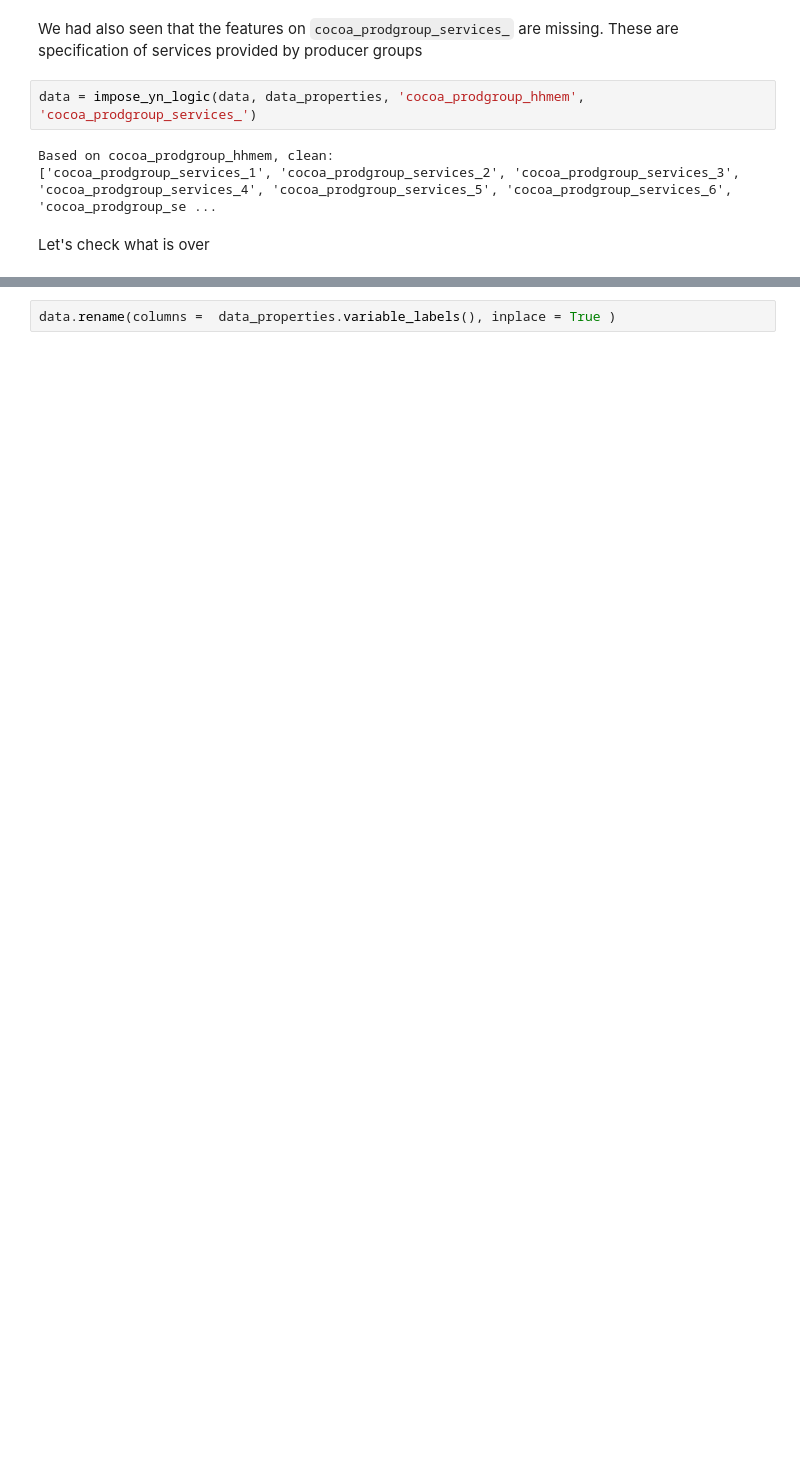
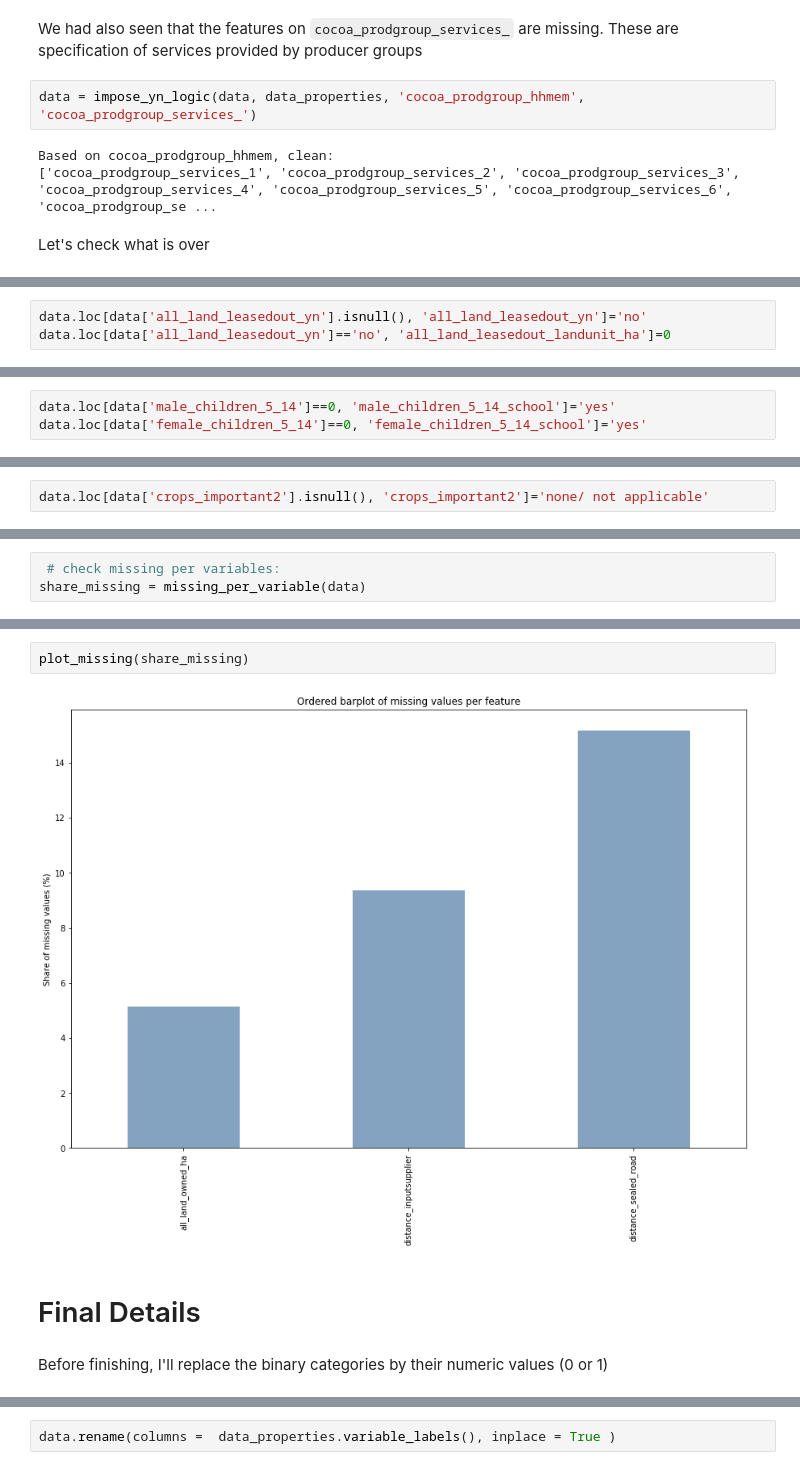
Before and after one commit to mtyszler/LivingIncomeModel, a Jupyter notebook: LivingIncomeAnalysis.ipynb, the cells around one changed output, grey strips where cells are left out. Drawn from its saved outputs; the diff is of its cells as text; blank space fills up the shorter version.

```diff
--- a/LivingIncomeAnalysis.ipynb
+++ b/LivingIncomeAnalysis.ipynb
@@ -1303,0 +1362,3 @@ plt.show()
+# %%
+data.loc[data['all_land_leasedout_yn'].isnull(), 'all_land_leasedout_yn']='no'
+data.loc[data['all_land_leasedout_yn']=='no', 'all_land_leasedout_landunit_ha']=0
@@ -1303,0 +1367,3 @@ plt.show()
+# %%
+data.loc[data['male_children_5_14']==0, 'male_children_5_14_school']='yes'
+data.loc[data['female_children_5_14']==0, 'female_children_5_14_school']='yes'
@@ -1303,0 +1372,2 @@ plt.show()
+# %%
+data.loc[data['crops_important2'].isnull(), 'crops_important2']='none/ not applicable'
@@ -1303,0 +1376,3 @@ plt.show()
+# %%
+ # check missing per variables:
+share_missing = missing_per_variable(data)
@@ -1304,3 +1392,11 @@ plt.show()
+# %%
+plot_missing(share_missing)
+# %% [output]
+[figure, added]
+# %% [markdown]
+# Final Details
+# %% [markdown]
+Before finishing, I'll replace the binary categories by their numeric values (0 or 1)
 # %%
 def convert_tocodes(data, data_properties, label_name):
 
```
Also changed, not shown: parts of 54 cells of this notebook.
